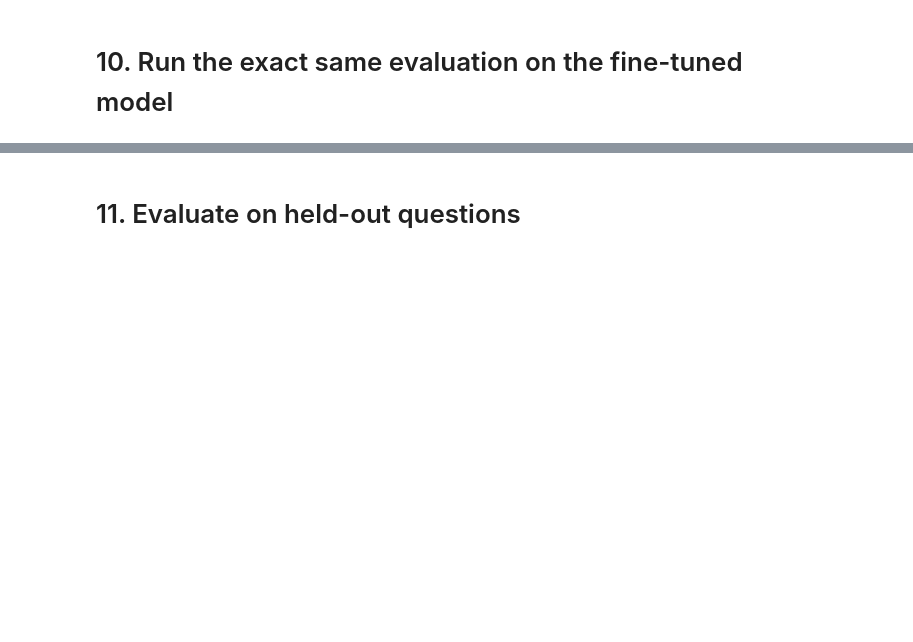
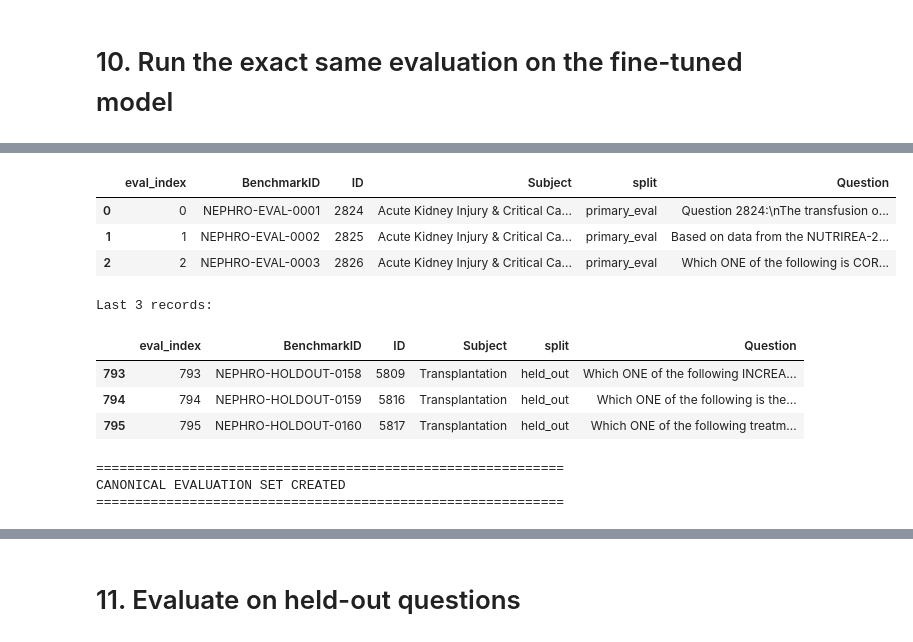
Before and after one commit to shantanu9/NephroLLM, a Jupyter notebook: nephrollm.ipynb, the cells around one changed output, grey strips where cells are left out. Drawn from its saved outputs; the diff is of its cells as text; code cells hidden in the pictures; blank space fills up the shorter version.

```diff
--- a/nephrollm.ipynb
+++ b/nephrollm.ipynb
@@ -4605,0 +5759,62 @@ Weight decay           0.01
+# %%
+# ============================================================
+# 10.1.3 Create canonical evaluation set
+# ============================================================
+
+# Create a defensive copy of the manifest
+evaluation_df = eval_manifest.copy()
+
+# Preserve the manifest ordering explicitly
+evaluation_df = evaluation_df.reset_index(drop=True)
+
+# Add a deterministic evaluation index
+evaluation_df.insert(
+    0,
+    "eval_index",
+    range(len(evaluation_df))
+)
+
+print("=" * 60)
+print("CANONICAL EVALUATION SET")
+print("=" * 60)
+
+print("\nTotal questions:", len(evaluation_df))
+
+print("\nSplit distribution:")
+print(evaluation_df["split"].value_counts())
+
+print("\nColumns:")
+print(list(evaluation_df.columns))
+
+print("\nFirst 3 records:")
+display(
+    evaluation_df[
+        [
+            "eval_index",
+            "BenchmarkID",
+            "ID",
+            "Subject",
+            "split",
+            "Question"
+        ]
+    ].head(3)
+)
+
+print("\nLast 3 records:")
+display(
+    evaluation_df[
+        [
+            "eval_index",
+            "BenchmarkID",
+            "ID",
+            "Subject",
+            "split",
+            "Question"
+        ]
+    ].tail(3)
+)
+
+print("\n" + "=" * 60)
+print("CANONICAL EVALUATION SET CREATED")
+print("=" * 60)
+# %% [output]
@@ -4605,0 +5837,12 @@ Weight decay           0.01
+|  | eval_index | BenchmarkID | ID | Subject | split | Question |
+| 0 | 0 | NEPHRO-EVAL-0001 | 2824 | Acute Kidney Injury & Critical Ca... | primary_eval | Question 2824:\nThe transfusion o... |
+| 1 | 1 | NEPHRO-EVAL-0002 | 2825 | Acute Kidney Injury & Critical Ca... | primary_eval | Based on data from the NUTRIREA-2... |
+| 2 | 2 | NEPHRO-EVAL-0003 | 2826 | Acute Kidney Injury & Critical Ca... | primary_eval | Which ONE of the following is COR... |
+Last 3 records:
+|  | eval_index | BenchmarkID | ID | Subject | split | Question |
+| 793 | 793 | NEPHRO-HOLDOUT-0158 | 5809 | Transplantation | held_out | Which ONE of the following INCREA... |
+| 794 | 794 | NEPHRO-HOLDOUT-0159 | 5816 | Transplantation | held_out | Which ONE of the following is the... |
+| 795 | 795 | NEPHRO-HOLDOUT-0160 | 5817 | Transplantation | held_out | Which ONE of the following treatm... |
+============================================================
+CANONICAL EVALUATION SET CREATED
+============================================================
```
Also changed, not shown: parts of 67 cells of this notebook.
